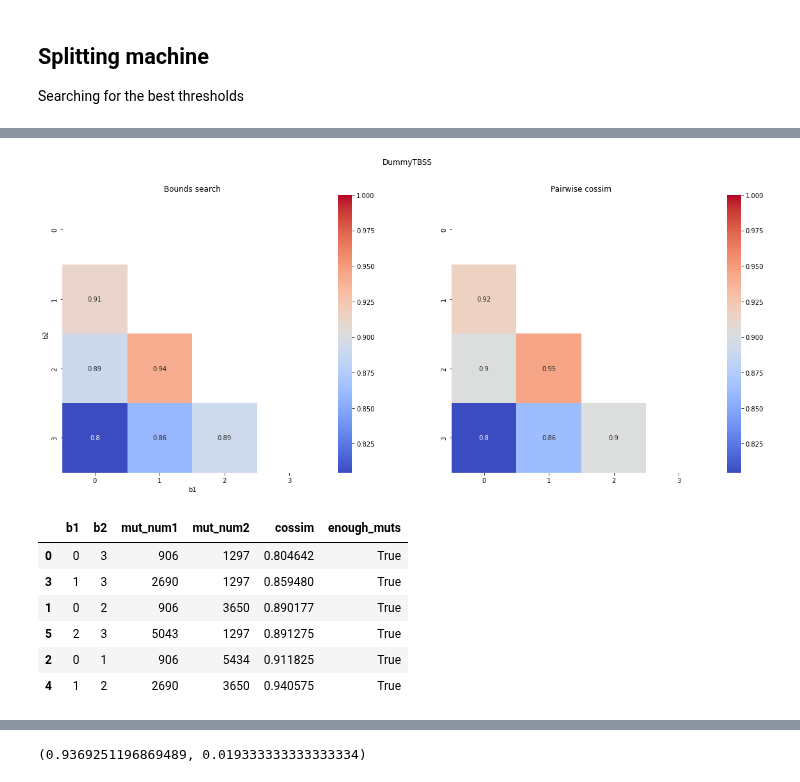
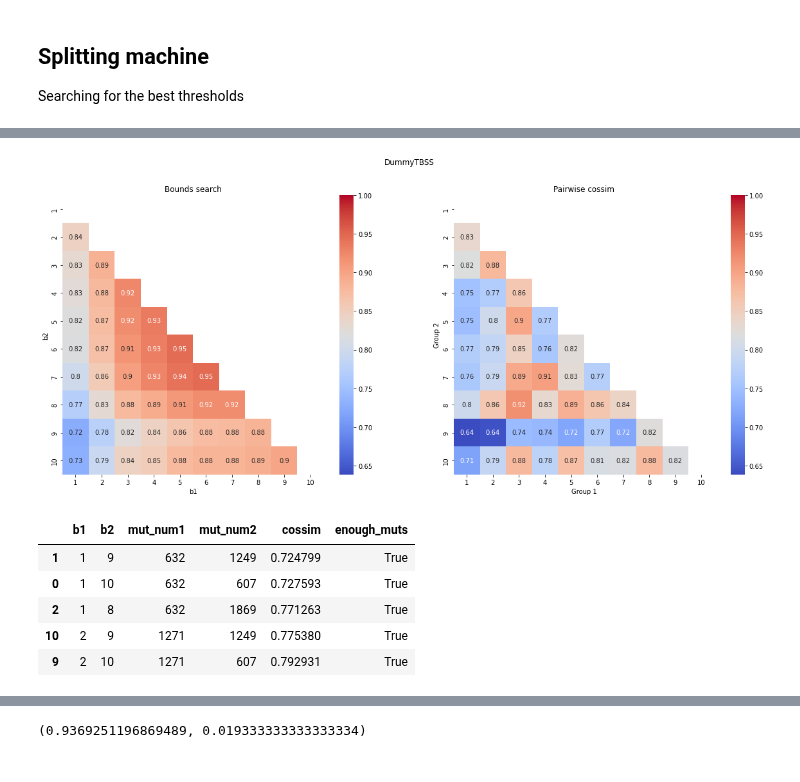
Before and after one commit to mitoclub/mtdnaMutSpecOfCancers, a Jupyter notebook: notebooks/mutspec.ipynb, the cells around one changed output, grey strips where cells are left out. Cells and saved outputs as stored; diff of their text form; code cells hidden in the pictures.

```diff
--- a/notebooks/mutspec.ipynb
+++ b/notebooks/mutspec.ipynb
@@ -416,3 +258,17 @@ mutations.loc[mutations.TurnOverDays > 8000, "DummyTurnOver"] = 5
+# %%
+mutations["DummyVAF"] = 0
+mutations["DummyTBSS"] = 0
+prev_qval_vaf = prev_qval_tbss = 0
+n = 10
+for i in range(1, n + 1):
+    q = i / n
+    qval_vaf = mutations.tumor_var_freq.max() + 1 if q == 1 else mutations.tumor_var_freq.quantile(q)
+    mutations.loc[(mutations.tumor_var_freq >= prev_qval_vaf) & (mutations.tumor_var_freq < qval_vaf), "DummyVAF"] = i
+    prev_qval_vaf = qval_vaf
+
+    qval_tbss = mutations.TBSS.max() + 1 if q == 1 else mutations.TBSS.quantile(q)
+    mutations.loc[(mutations.TBSS >= prev_qval_tbss) & (mutations.TBSS < qval_tbss), "DummyTBSS"] = i
+    prev_qval_tbss = qval_tbss
 # %%
 # mutations.drop([x for x in mutations.columns if x.startswith("Dummy")], axis=1, inplace=True)
 mutations.DummyTurnOver.value_counts(), mutations.DummyVAF.value_counts(), mutations.DummyTBSS.value_counts()
@@ -451,8 +307,8 @@ print(MutExDloop.shape)
 # %%
 def cossimExDloop(mut1: pd.DataFrame, mut2: pd.DataFrame, sbs=None):
     """sbs is light chain mutation"""
-    ms1 = calculate_mutspec(mut1, trinucl_freqs["ExDloop"], True, False)
-    ms2 = calculate_mutspec(mut2, trinucl_freqs["ExDloop"], True, False)
+    ms1 = calculate_mutspec(mut1, exp_muts192["ExDloop"], use_context=True, use_proba=False)
+    ms2 = calculate_mutspec(mut2, exp_muts192["ExDloop"], use_context=True, use_proba=False)
     if isinstance(sbs, str):
         assert bool(re.fullmatch("[ACGT]>[ACGT]", sbs))
         ms1 = ms1[ms1.Mut.str.contains(sbs)]
@@ -505,6 +361,8 @@ Searching for the best thresholds
 # %%
 def splitting_machine(feature, mut_num_cutoff=250, sbs=None):
     values = sorted(MutExDloop[feature].unique())
+    if 0 in values:
+        values = values[1:]
     matrix_bound    = np.zeros((len(values), len(values)))
     matrix_pairwise = np.zeros((len(values), len(values)))
     data = []
@@ -515,8 +373,8 @@ def splitting_machine(feature, mut_num_cutoff=250, sbs=None):
             mut1 = MutExDloop[(MutExDloop[feature] <= b1)]
             mut2 = MutExDloop[(MutExDloop[feature] >= b2)]
             csim = cossimExDloop(mut1, mut2, sbs)
-            matrix_bound[b2, b1] = csim
-            matrix_pairwise[b2, b1] = cossimExDloop(
+            matrix_bound[b2-1, b1-1] = csim
+            matrix_pairwise[b2-1, b1-1] = cossimExDloop(
                 MutExDloop[(MutExDloop[feature] == b1)],
                 MutExDloop[(MutExDloop[feature] == b2)],
                 sbs
@@ -535,12 +393,16 @@ def splitting_machine(feature, mut_num_cutoff=250, sbs=None):
     fig.suptitle(feature if not isinstance(sbs, str) else feature + ", only " + sbs)
     sns.heatmap(matrix_bound, vmin=minval, vmax=1, annot=True, cmap="coolwarm", mask=matrix_bound == 0, ax=axs[0])
     axs[0].set_title("Bounds search")
+    axs[0].set_xlabel("b1")
     axs[0].set_ylabel("b2")
-    axs[0].set_xlabel("b1")
+    axs[0].set_xticks(np.arange(len(values)) + 0.5, values)
+    axs[0].set_yticks(np.arange(len(values)) + 0.5, values)
     sns.heatmap(matrix_pairwise, vmin=minval, vmax=1, annot=True, cmap="coolwarm", mask=matrix_pairwise == 0, ax=axs[1])
     axs[1].set_title("Pairwise cossim")
-    # axs[1].set_ylabel("b2")
-    # axs[1].set_xlabel("b1")
+    axs[1].set_xlabel("Group 1")
+    axs[1].set_ylabel("Group 2")
+    axs[1].set_xticks(np.arange(len(values)) + 0.5, values)
+    axs[1].set_yticks(np.arange(len(values)) + 0.5, values)
     plt.show()
 
     df = pd.DataFrame(data).sort_values("cossim")
@@ -687,14 +530,14 @@ splitting_machine("DummyVAF", sbs="A>G")
 # %%
-splitting_machine("DummyTBSS")
+_ = splitting_machine("DummyTBSS")
+_.head()
 # be carefull, mutspecs normalized on the same mutations excluding genome positioning, that is nessesary in case of TBSS
 # %% [output]
-[figure, old version]
+[figure, new version]
 |  | b1 | b2 | mut_num1 | mut_num2 | cossim | enough_muts |
-| 0 | 0 | 3 | 906 | 1297 | 0.804642 | True |
-| 3 | 1 | 3 | 2690 | 1297 | 0.859480 | True |
-| 1 | 0 | 2 | 906 | 3650 | 0.890177 | True |
-| 5 | 2 | 3 | 5043 | 1297 | 0.891275 | True |
-| 2 | 0 | 1 | 906 | 5434 | 0.911825 | True |
-| 4 | 1 | 2 | 2690 | 3650 | 0.940575 | True |
+| 1 | 1 | 9 | 632 | 1249 | 0.724799 | True |
+| 0 | 1 | 10 | 632 | 607 | 0.727593 | True |
+| 2 | 1 | 8 | 632 | 1869 | 0.771263 | True |
+| 10 | 2 | 9 | 1271 | 1249 | 0.775380 | True |
+| 9 | 2 | 10 | 1271 | 607 | 0.792931 | True |
 # %%
 pair = splitting_machine3d("DummyTurnOver", "DummyVAF")
```
Also changed, not shown: parts of 31 cells of this notebook.
